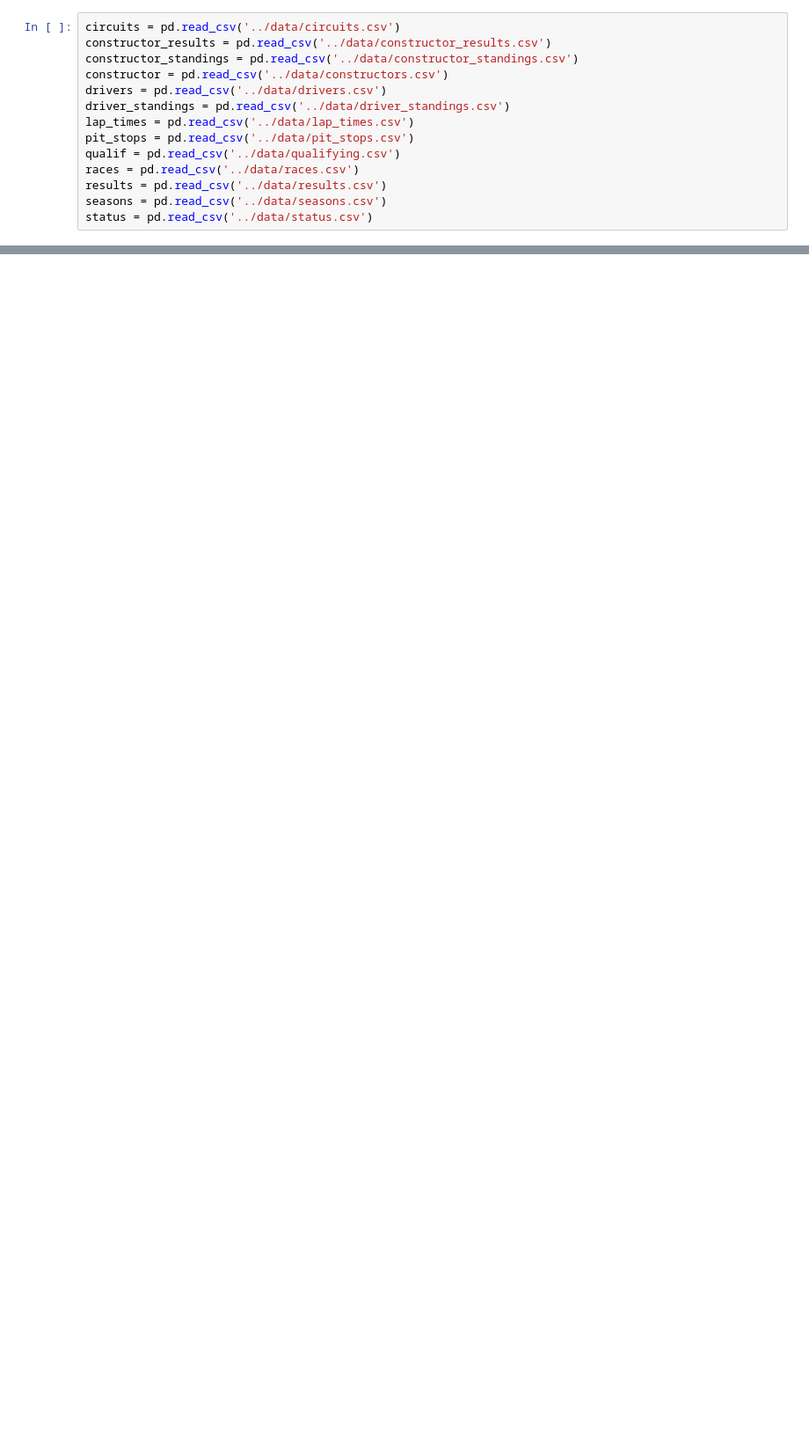
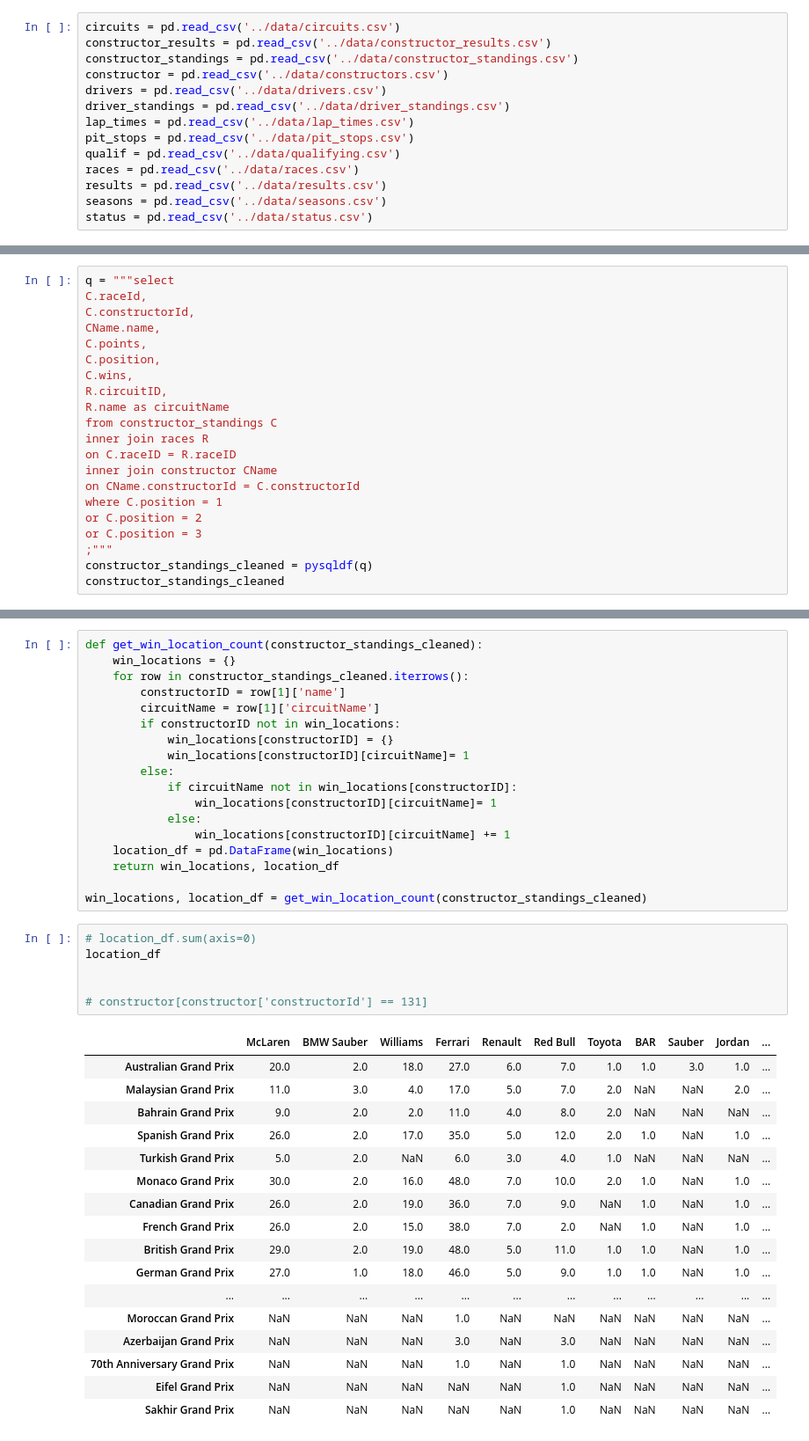
Before and after one commit to Harsh-2420/kaggle, a Jupyter notebook: F1/code/data_analysis.ipynb, the cells around one changed output, grey strips where cells are left out. Shown at 88% size. Cells and saved outputs as stored; diff of their text form; blank space fills up the shorter version.

Commit message:
data cleaning on F1

```diff
--- a/F1/code/data_analysis.ipynb
+++ b/F1/code/data_analysis.ipynb
@@ -21,0 +38,21 @@ NameError: name 'circuit' is not defined
+# %%
+q = """select
+C.raceId,
+C.constructorId,
+CName.name,
+C.points,
+C.position,
+C.wins,
+R.circuitID,
+R.name as circuitName
+from constructor_standings C
+inner join races R
+on C.raceID = R.raceID
+inner join constructor CName
+on CName.constructorId = C.constructorId
+where C.position = 1
+or C.position = 2
+or C.position = 3
+;"""
+constructor_standings_cleaned = pysqldf(q)
+constructor_standings_cleaned
@@ -21,0 +73,42 @@ NameError: name 'circuit' is not defined
+# %%
+def get_win_location_count(constructor_standings_cleaned):
+    win_locations = {}
+    for row in constructor_standings_cleaned.iterrows():
+        constructorID = row[1]['name']
+        circuitName = row[1]['circuitName']
+        if constructorID not in win_locations:
+            win_locations[constructorID] = {}
+            win_locations[constructorID][circuitName]= 1
+        else:
+            if circuitName not in win_locations[constructorID]:
+                win_locations[constructorID][circuitName]= 1
+            else:
+                win_locations[constructorID][circuitName] += 1
+    location_df = pd.DataFrame(win_locations)
+    return win_locations, location_df
+
+win_locations, location_df = get_win_location_count(constructor_standings_cleaned)
+# %%
+# location_df.sum(axis=0)
+location_df
+
+
+# constructor[constructor['constructorId'] == 131]
+# %% [output]
+|  | McLaren | BMW Sauber | Williams | Ferrari | Renault | Red Bull | Toyota | BAR | Sauber | Jordan | ... |
+| Australian Grand Prix | 20.0 | 2.0 | 18.0 | 27.0 | 6.0 | 7.0 | 1.0 | 1.0 | 3.0 | 1.0 | ... |
+| Malaysian Grand Prix | 11.0 | 3.0 | 4.0 | 17.0 | 5.0 | 7.0 | 2.0 | NaN | NaN | 2.0 | ... |
+| Bahrain Grand Prix | 9.0 | 2.0 | 2.0 | 11.0 | 4.0 | 8.0 | 2.0 | NaN | NaN | NaN | ... |
+| Spanish Grand Prix | 26.0 | 2.0 | 17.0 | 35.0 | 5.0 | 12.0 | 2.0 | 1.0 | NaN | 1.0 | ... |
+| Turkish Grand Prix | 5.0 | 2.0 | NaN | 6.0 | 3.0 | 4.0 | 1.0 | NaN | NaN | NaN | ... |
+| Monaco Grand Prix | 30.0 | 2.0 | 16.0 | 48.0 | 7.0 | 10.0 | 2.0 | 1.0 | NaN | 1.0 | ... |
+| Canadian Grand Prix | 26.0 | 2.0 | 19.0 | 36.0 | 7.0 | 9.0 | NaN | 1.0 | NaN | 1.0 | ... |
+| French Grand Prix | 26.0 | 2.0 | 15.0 | 38.0 | 7.0 | 2.0 | NaN | 1.0 | NaN | 1.0 | ... |
+| British Grand Prix | 29.0 | 2.0 | 19.0 | 48.0 | 5.0 | 11.0 | 1.0 | 1.0 | NaN | 1.0 | ... |
+| German Grand Prix | 27.0 | 1.0 | 18.0 | 46.0 | 5.0 | 9.0 | 1.0 | 1.0 | NaN | 1.0 | ... |
+| ... | ... | ... | ... | ... | ... | ... | ... | ... | ... | ... | ... |
+| Moroccan Grand Prix | NaN | NaN | NaN | 1.0 | NaN | NaN | NaN | NaN | NaN | NaN | ... |
+| Azerbaijan Grand Prix | NaN | NaN | NaN | 3.0 | NaN | 3.0 | NaN | NaN | NaN | NaN | ... |
+| 70th Anniversary Grand Prix | NaN | NaN | NaN | 1.0 | NaN | 1.0 | NaN | NaN | NaN | NaN | ... |
+| Eifel Grand Prix | NaN | NaN | NaN | NaN | NaN | 1.0 | NaN | NaN | NaN | NaN | ... |
+| Sakhir Grand Prix | NaN | NaN | NaN | NaN | NaN | 1.0 | NaN | NaN | NaN | NaN | ... |
```
Also changed, not shown: parts of 9 cells of this notebook, 1 other file.
